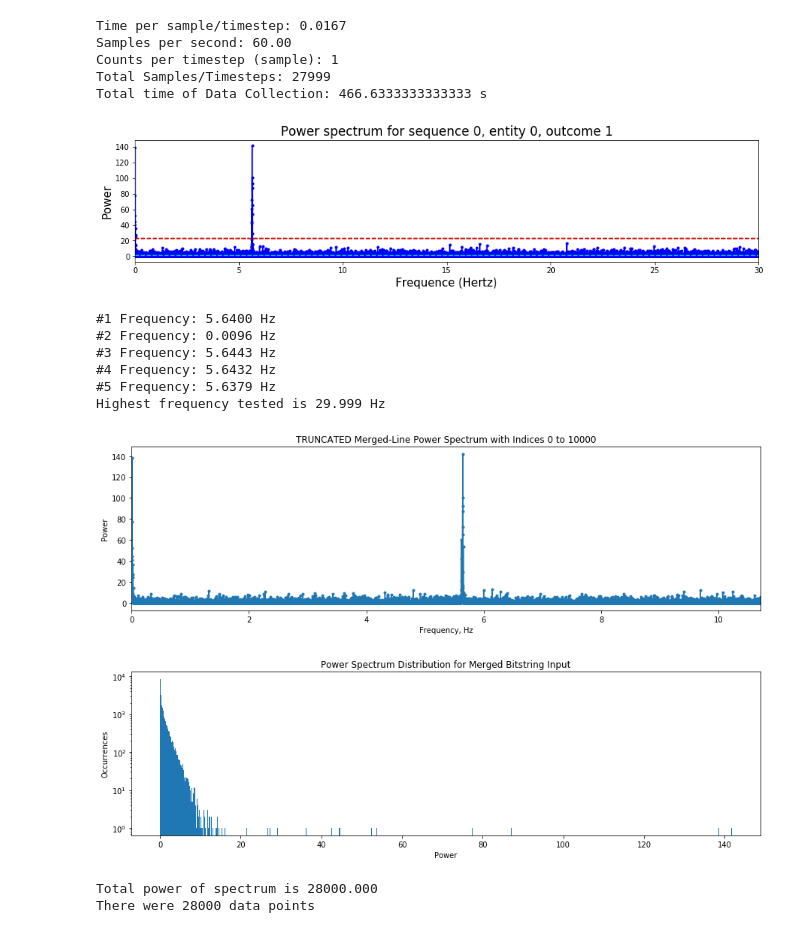
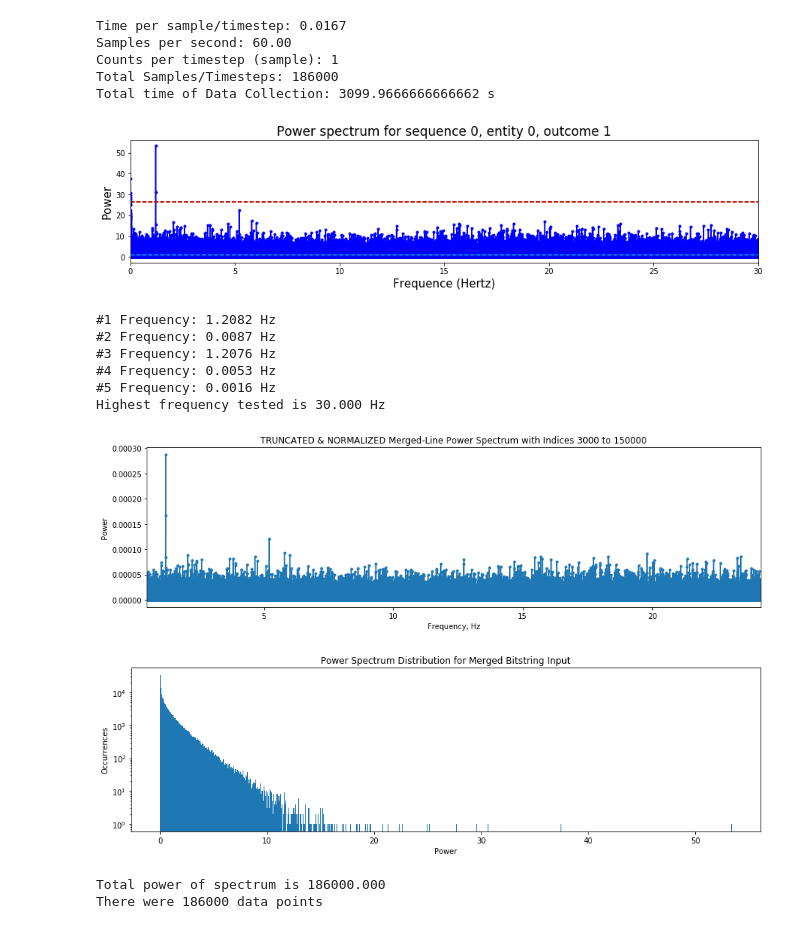
Before and after one commit to garretts-hub/GST_Work, a Jupyter notebook: Drift Analysis with Real Data.ipynb, the cells around one changed output. Drawn from its saved outputs; the diff is of its cells as text; code cells hidden in the pictures.

```diff
--- a/Drift Analysis with Real Data.ipynb
+++ b/Drift Analysis with Real Data.ipynb
@@ -3,7 +3,8 @@ import pygsti
 import matplotlib.pyplot as plt
 from pygsti.extras import drift
 import numpy as np
-from data_list_creator import create_data, gate_string_to_list
+from data_list_creator import create_data
+from helpers import *
 from drift_file_io import drift_input, calculate_average_timestep, merge_lines
 import NoiseSignal2 as ns
 savepath = None
@@ -15,8 +16,8 @@ data_option = 3
 #################################################################################################################
 #For reading in experimental data: enter here
 if data_option == 2 or data_option == 3:
-    base = "N:/Programs/Ions Share/Gate-Set Tomography/DriftAnalysis/PrelimData/"
-    name = '2018_08_20/2018_08_20_1041_51_DRIFT' #specify date_folder/txt_file_name
+    base = "N:/Programs/Ions Share/Gate-Set Tomography/DriftAnalysis/"
+    name = '2018_08_27 Gi Data/2018_08_27_1627_08_DRIFT' #specify date_folder/txt_file_name
     file_loc = base + name + ".txt"
     time_per_sample = 1/60 #seconds, only necessary if you're doing the merge lines
     savepath = None
@@ -38,7 +39,8 @@ print("Time per sample/timestep: {:.4f}".format(time_per_sample))
 print("Samples per second: {:.2f}".format(1/time_per_sample))
 nCounts = ones_count_array[0] + zeros_count_array[0] #the number of samples per timestep (zeros or ones)
 print("Counts per timestep (sample): {}".format(nCounts))
-print("Total Samples/Timesteps: {}".format(len(timestamp_array)))
+nSamples = len(ones_count_array)
+print("Total Samples/Timesteps: {}".format(nSamples))
 print("Total time of Data Collection: {} s".format(timestamp_array[len(timestamp_array) - 1] - timestamp_array[0]))
 drifted = drift.do_basic_drift_characterization(ones_count_array, counts=nCounts, timestep=time_per_sample,timestamps=timestamp_array, verbosity=0)
 drifted.plot_power_spectrum(sequence=0, entity=0, outcome=1, savepath=savepath)
@@ -46,10 +48,7 @@ drifted.plot_power_spectrum(sequence=0, entity=0, outcome=1, savepath=savepath)
 #analyze the frequency-power spectrum
 frequencies = list(drifted.frequencies)
 power_spectrum = list(drifted.pspepo_power_spectrum[0,0,1,:])
-grouped = []
-for i in range(len(frequencies)):
-    grouped.append((frequencies[i], power_spectrum[i]))
-sorted_groups = sorted(grouped, key=lambda tup: tup[1], reverse=True)
+sorted_groups = create_sorted_tuples(frequencies, power_spectrum)
 num_points = 5
 for i in range(num_points):
     print("#{} Frequency: {:.4f} Hz".format(i+1, sorted_groups[i][0]))
@@ -73,30 +72,30 @@ if save:
 Time per sample/timestep: 0.0167
 Samples per second: 60.00
 Counts per timestep (sample): 1
-Total Samples/Timesteps: 27999
-Total time of Data Collection: 466.6333333333333 s
+Total Samples/Timesteps: 186000
+Total time of Data Collection: 3099.9666666666662 s
-[figure, old version]
+[figure, new version]
-#1 Frequency: 5.6400 Hz
-#2 Frequency: 0.0096 Hz
-#3 Frequency: 5.6443 Hz
-#4 Frequency: 5.6432 Hz
-#5 Frequency: 5.6379 Hz
-Highest frequency tested is 29.999 Hz
+#1 Frequency: 1.2082 Hz
+#2 Frequency: 0.0087 Hz
+#3 Frequency: 1.2076 Hz
+#4 Frequency: 0.0053 Hz
+#5 Frequency: 0.0016 Hz
+Highest frequency tested is 30.000 Hz
 # %%
 ###################This cell is for truncating data and only seeing certain frequencies
-mindex =0
-maxdex = 10000#len(frequencies)-1
+mindex =3000
+maxdex = 150000#len(frequencies)-1
 
 
 fig = plt.figure(figsize=(15,4))
-plt.plot(frequencies[mindex:maxdex], power_spectrum[mindex:maxdex],ls="solid",marker='.')
+plt.plot(frequencies[mindex:maxdex], np.asarray(power_spectrum[mindex:maxdex])/nSamples,ls="solid",marker='.')
 plt.xlabel("Frequency, Hz")
 plt.ylabel("Power")
 plt.xlim((frequencies[mindex], frequencies[maxdex]))
-plt.title("TRUNCATED Merged-Line Power Spectrum with Indices {} to {}".format(mindex, maxdex))
+plt.title("TRUNCATED & NORMALIZED Merged-Line Power Spectrum with Indices {} to {}".format(mindex, maxdex))
 plt.show()
 # %% [output]
-[figure, old version]
+[figure, new version]
 # %%
 ############look at distribution of powers
 plt.figure(figsize=(15,4))
@@ -112,9 +111,9 @@ nSamples = len(ones_count_array)
 print("Total power of spectrum is {:.3f}".format(total_power))
 print("There were {} data points".format(nSamples))
 # %% [output]
-[figure, old version]
+[figure, new version]
-Total power of spectrum is 28000.000
-There were 28000 data points
+Total power of spectrum is 186000.000
+There were 186000 data points
 # %%
 ############# Display normalized spectrum
 normalized_power_spectrum = np.asarray(power_spectrum)/nSamples
```
Also changed, not shown: parts of 2 cells of this notebook, 6 other files.
